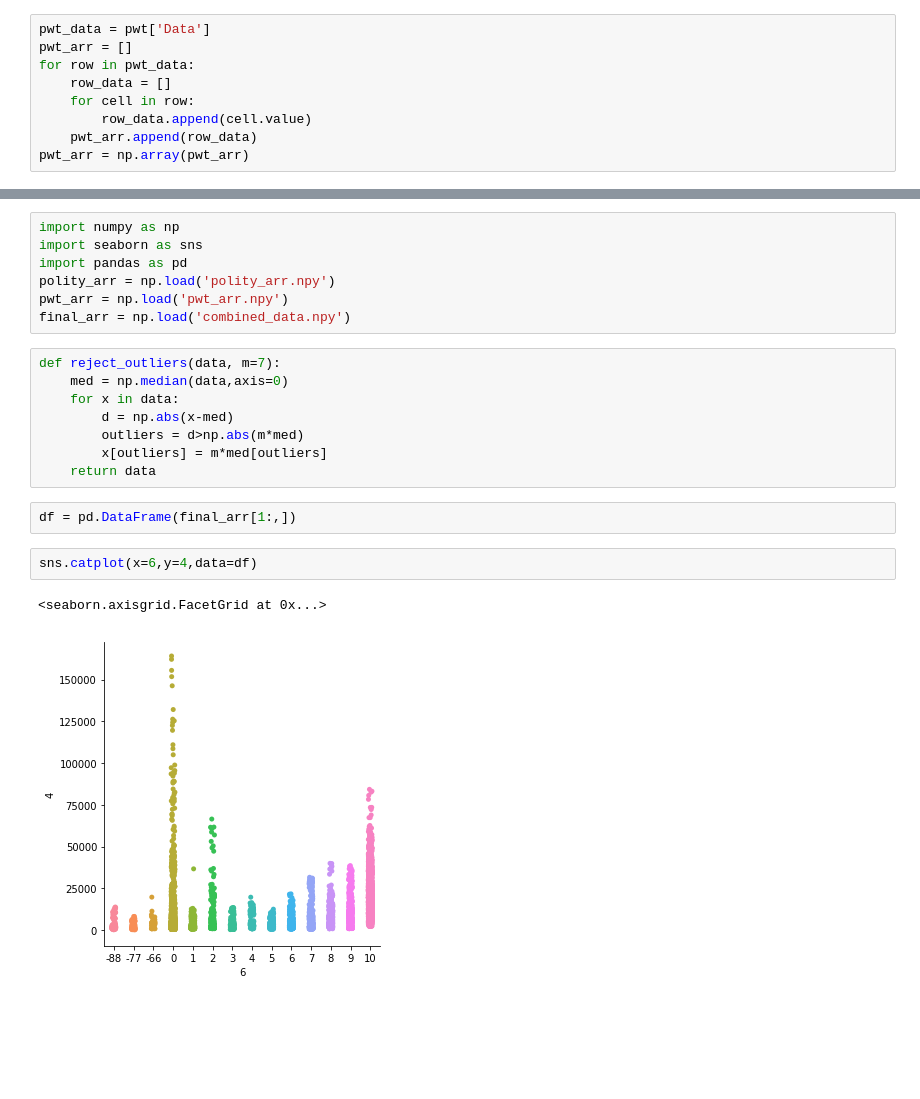
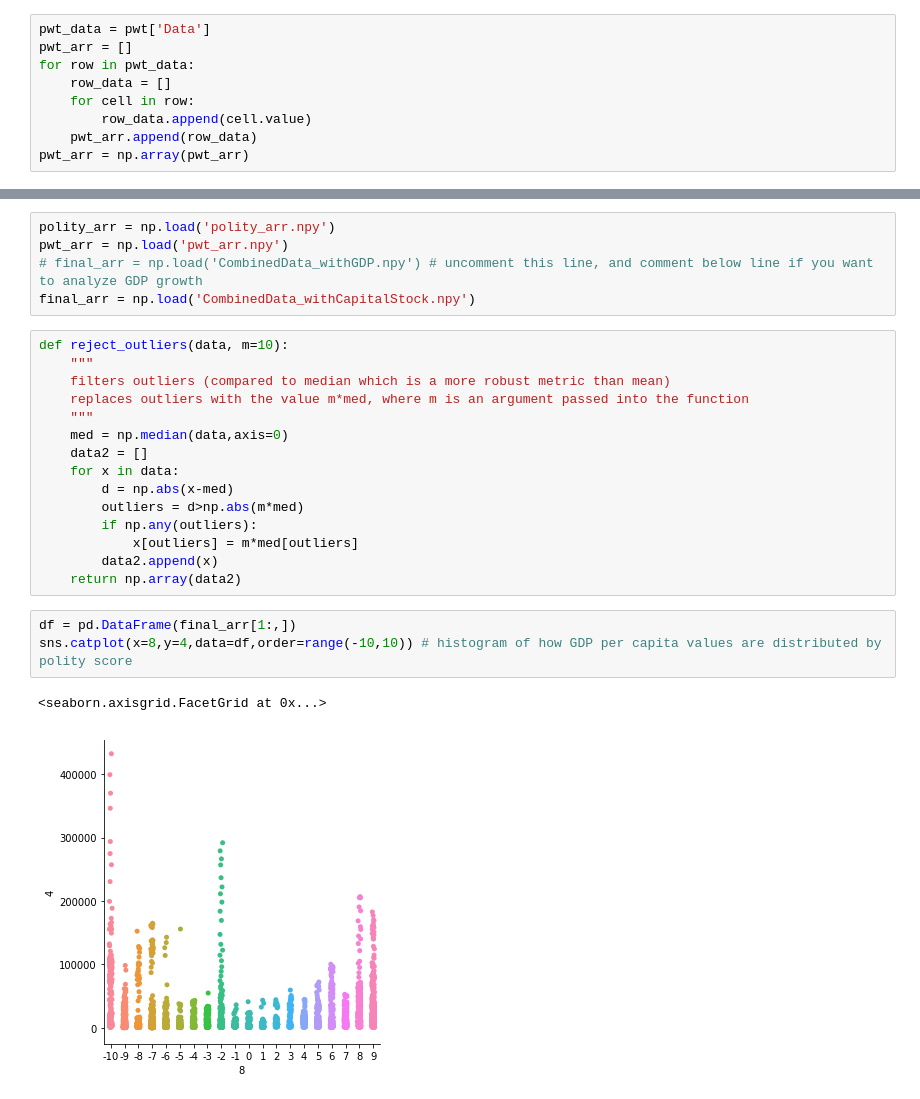
Before and after one commit to agakshat/emerging-markets, a Jupyter notebook: PolityGDPanalysis.ipynb, the cells around one changed output, grey strips where cells are left out. Drawn from its saved outputs; the diff is of its cells as text; blank space fills up the shorter version.

```diff
--- a/PolityGDPanalysis.ipynb
+++ b/PolityGDPanalysis.ipynb
@@ -42,23 +62,27 @@ np.savetxt("CombinedData.csv",final_arr,delimiter=",",fmt='%s')
-# %%
-import numpy as np
-import seaborn as sns
-import pandas as pd
-polity_arr = np.load('polity_arr.npy')
-pwt_arr = np.load('pwt_arr.npy')
-final_arr = np.load('combined_data.npy')
+# %%
+polity_arr = np.load('polity_arr.npy')
+pwt_arr = np.load('pwt_arr.npy')
+# final_arr = np.load('CombinedData_withGDP.npy') # uncomment this line, and comment below line if you want to analyze GDP growth
+final_arr = np.load('CombinedData_withCapitalStock.npy')
 # %%
-def reject_outliers(data, m=7):
+def reject_outliers(data, m=10):
+    """
+    filters outliers (compared to median which is a more robust metric than mean)
+    replaces outliers with the value m*med, where m is an argument passed into the function
+    """
     med = np.median(data,axis=0)
+    data2 = []
     for x in data:
         d = np.abs(x-med)
         outliers = d>np.abs(m*med)
-        x[outliers] = m*med[outliers]
-    return data
+        if np.any(outliers):
+            x[outliers] = m*med[outliers]
+        data2.append(x)
+    return np.array(data2)
-# %%
-df = pd.DataFrame(final_arr[1:,])
-# %%
-sns.catplot(x=6,y=4,data=df)
-# %% [output]
-<seaborn.axisgrid.FacetGrid at 0x...>
-[figure, removed]
+# %%
+df = pd.DataFrame(final_arr[1:,])
+sns.catplot(x=8,y=4,data=df,order=range(-10,10)) # histogram of how GDP per capita values are distributed by polity score
+# %% [output]
+<seaborn.axisgrid.FacetGrid at 0x...>
+[figure, added]
 # %%
```
Also changed, not shown: parts of 12 cells of this notebook.
